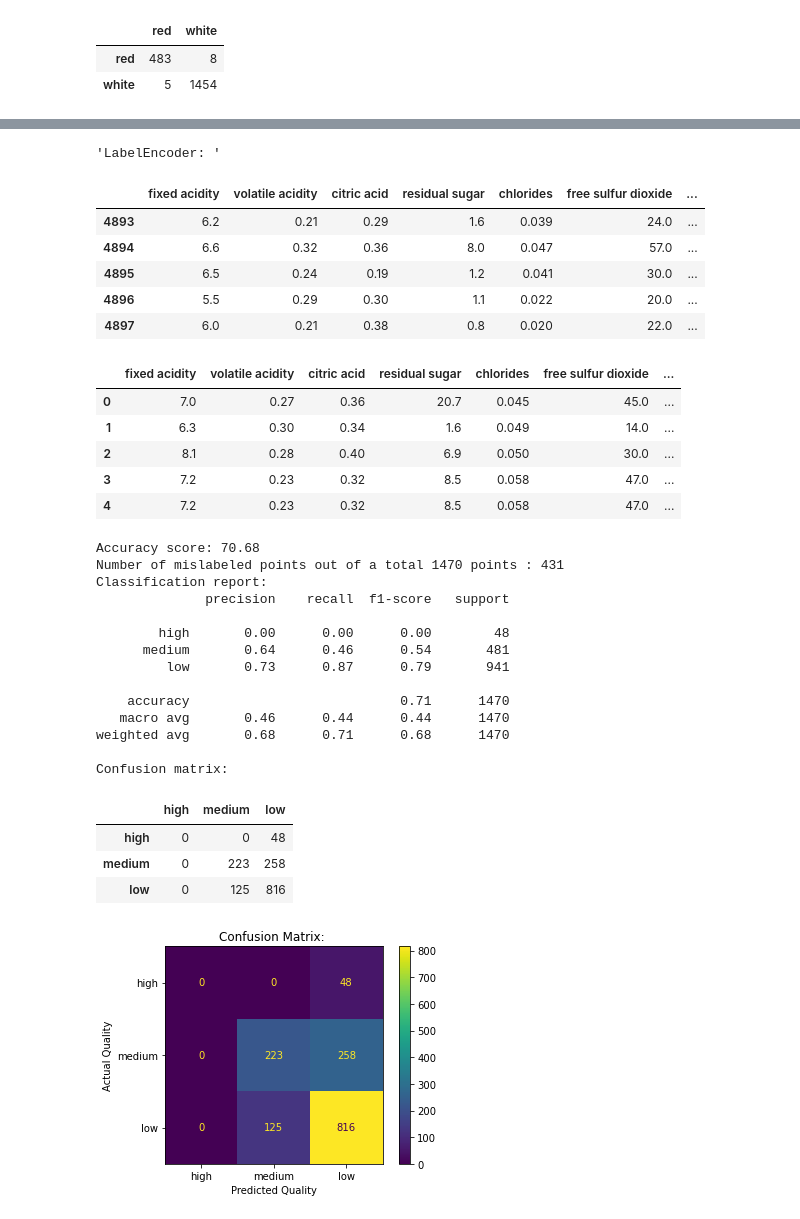
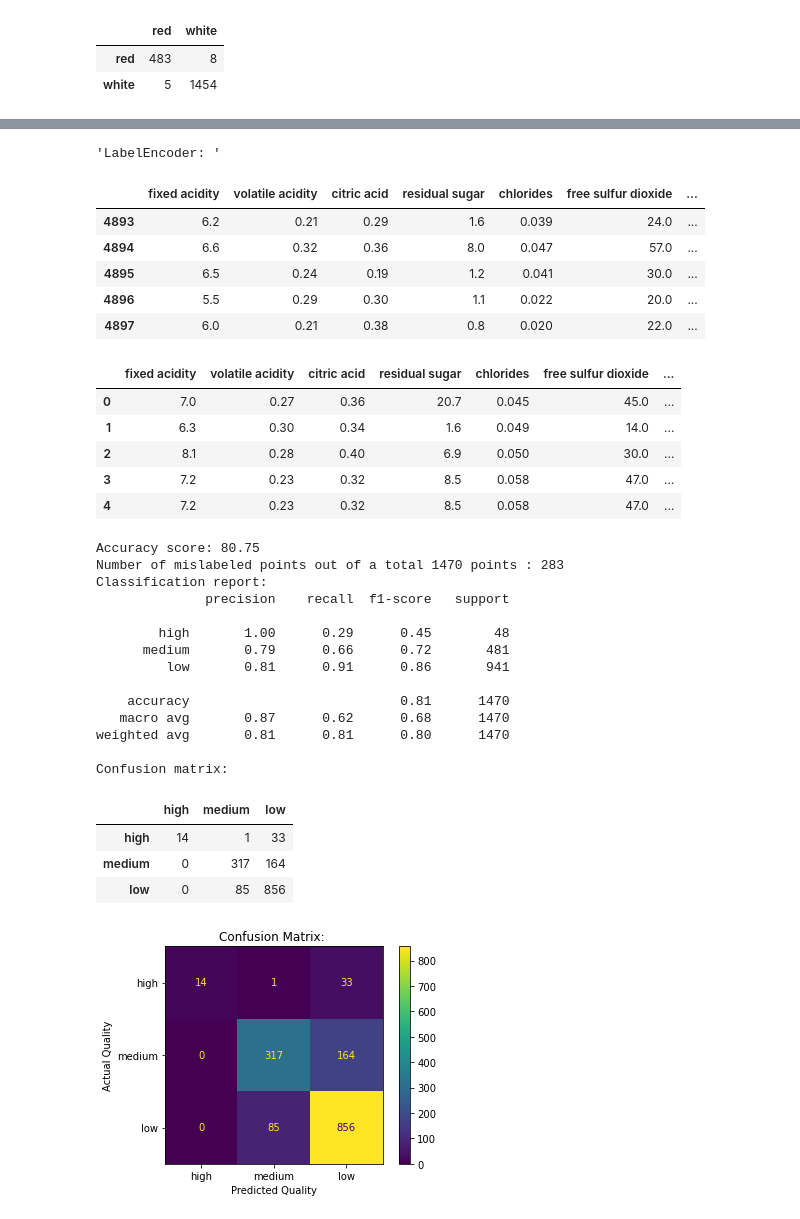
Before and after one commit to lvuduy/BlueBerry-Winery, a Jupyter notebook: PJ2_ML Models.ipynb, the cells around one changed output, grey strips where cells are left out. Cells and saved outputs as stored; diff of their text form; code cells hidden in the pictures.

```diff
--- a/PJ2_ML Models.ipynb
+++ b/PJ2_ML Models.ipynb
@@ -978,7 +976,7 @@ X_train = norm.transform(X_train)
 X_test = norm.transform(X_test)
 
 # ML Model
-lr_lab = LogisticRegression()
+lr_lab = RandomForestClassifier()
 lr_lab.fit(X_train, Y_train)
 
 # Make predictions
@@ -1004,45 +1002,45 @@ cmd_obj.ax_.set(
                 title='Confusion Matrix: ',
                 xlabel='Predicted Quality',
                 ylabel='Actual Quality')
 
 print("Confusion matrix:")
 labels = np.unique(Y_test)
 a = confusion_matrix(Y_test, pred_lr, labels=labels)
 a = pd.DataFrame(a, index=("high", "medium", "low"), columns=("high", "medium", "low"))
 display(a)
 # %% [output]
 'LabelEncoder: '
 |  | fixed acidity | volatile acidity | citric acid | residual sugar | chlorides | free sulfur dioxide | ... |
 | 4893 | 6.2 | 0.21 | 0.29 | 1.6 | 0.039 | 24.0 | ... |
 | 4894 | 6.6 | 0.32 | 0.36 | 8.0 | 0.047 | 57.0 | ... |
 | 4895 | 6.5 | 0.24 | 0.19 | 1.2 | 0.041 | 30.0 | ... |
 | 4896 | 5.5 | 0.29 | 0.30 | 1.1 | 0.022 | 20.0 | ... |
 | 4897 | 6.0 | 0.21 | 0.38 | 0.8 | 0.020 | 22.0 | ... |
 |  | fixed acidity | volatile acidity | citric acid | residual sugar | chlorides | free sulfur dioxide | ... |
 | 0 | 7.0 | 0.27 | 0.36 | 20.7 | 0.045 | 45.0 | ... |
 | 1 | 6.3 | 0.30 | 0.34 | 1.6 | 0.049 | 14.0 | ... |
 | 2 | 8.1 | 0.28 | 0.40 | 6.9 | 0.050 | 30.0 | ... |
 | 3 | 7.2 | 0.23 | 0.32 | 8.5 | 0.058 | 47.0 | ... |
 | 4 | 7.2 | 0.23 | 0.32 | 8.5 | 0.058 | 47.0 | ... |
-Accuracy score: 70.68
-Number of mislabeled points out of a total 1470 points : 431
+Accuracy score: 80.75
+Number of mislabeled points out of a total 1470 points : 283
 Classification report:
               precision    recall  f1-score   support
 
-        high       0.00      0.00      0.00        48
-      medium       0.64      0.46      0.54       481
-         low       0.73      0.87      0.79       941
+        high       1.00      0.29      0.45        48
+      medium       0.79      0.66      0.72       481
+         low       0.81      0.91      0.86       941
 
-    accuracy                           0.71      1470
-   macro avg       0.46      0.44      0.44      1470
-weighted avg       0.68      0.71      0.68      1470
+    accuracy                           0.81      1470
+   macro avg       0.87      0.62      0.68      1470
+weighted avg       0.81      0.81      0.80      1470
 
 Confusion matrix:
 |  | high | medium | low |
-| high | 0 | 0 | 48 |
-| medium | 0 | 223 | 258 |
-| low | 0 | 125 | 816 |
+| high | 14 | 1 | 33 |
+| medium | 0 | 317 | 164 |
+| low | 0 | 85 | 856 |
-[figure, old version]
+[figure, new version]
 # %%
 white_wine_modlab = white_wine.drop(["quality", "wine_type"], axis=1)
 
```
Also changed, not shown: parts of 7 cells of this notebook.
